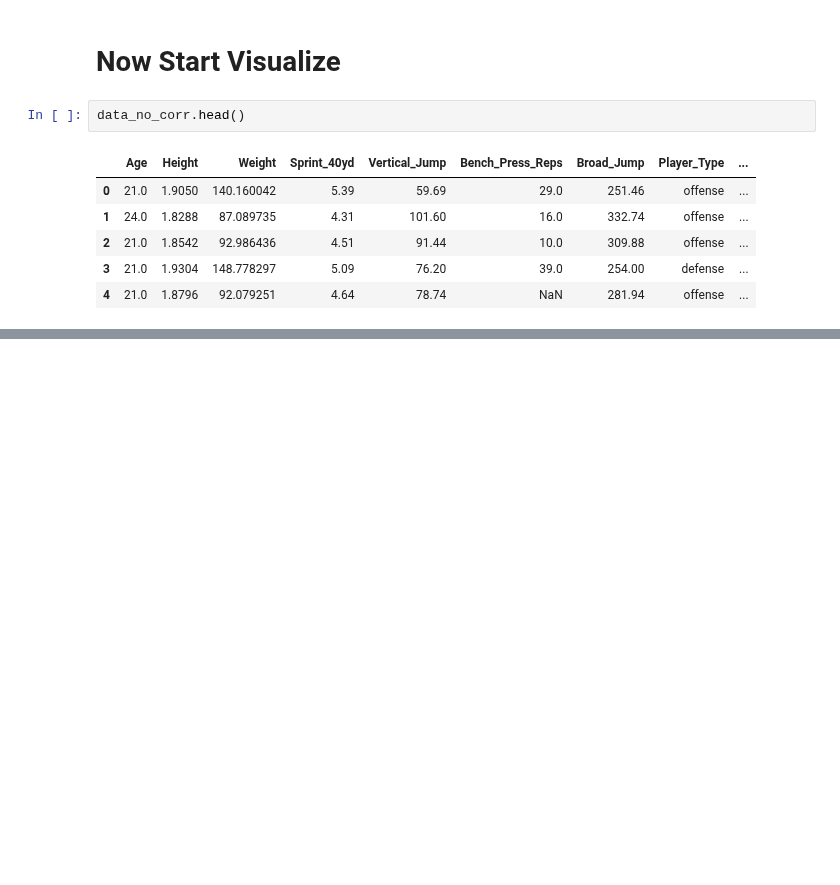
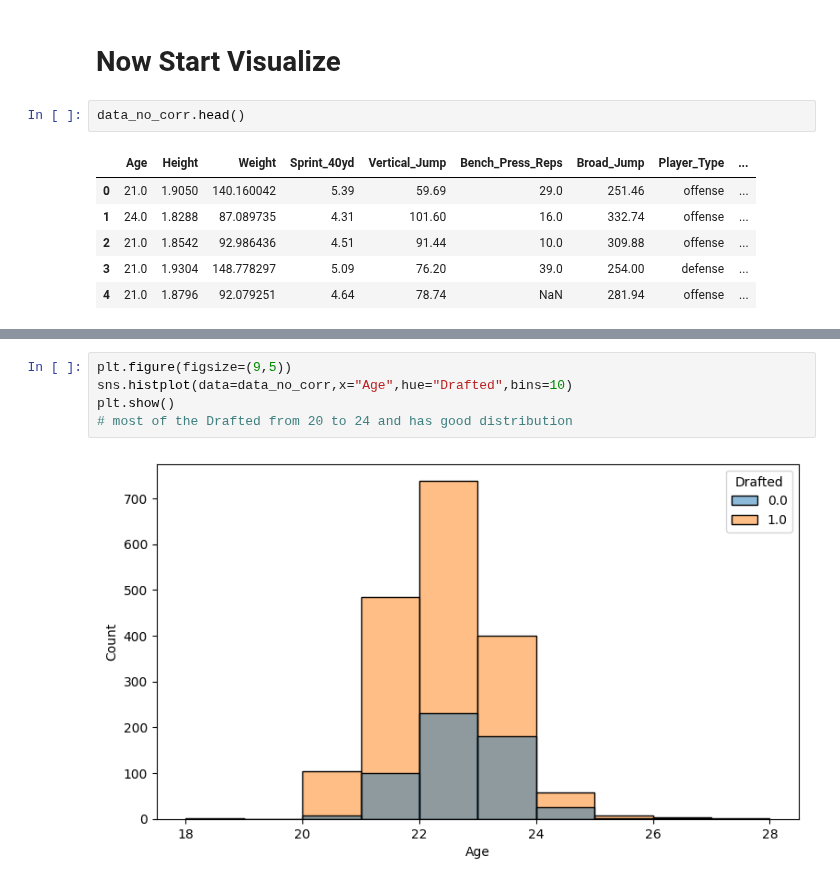
Before and after one commit to SalemElbermawy/comp_gci, a Jupyter notebook: gci_comp.ipynb, the cells around one changed output, grey strips where cells are left out. Saved outputs shown, nothing was run; the diff lists cells and outputs as text; blank space fills up the shorter version.

```diff
--- a/gci_comp.ipynb
+++ b/gci_comp.ipynb
@@ -349,0 +362,7 @@ data_no_corr.head()
+# %%
+plt.figure(figsize=(9,5))
+sns.histplot(data=data_no_corr,x="Age",hue="Drafted",bins=10)
+plt.show()
+# most of the Drafted from 20 to 24 and has good distribution
+# %% [output]
+[figure, added]
```
Also changed, not shown: parts of 13 cells of this notebook, 1 other file.
